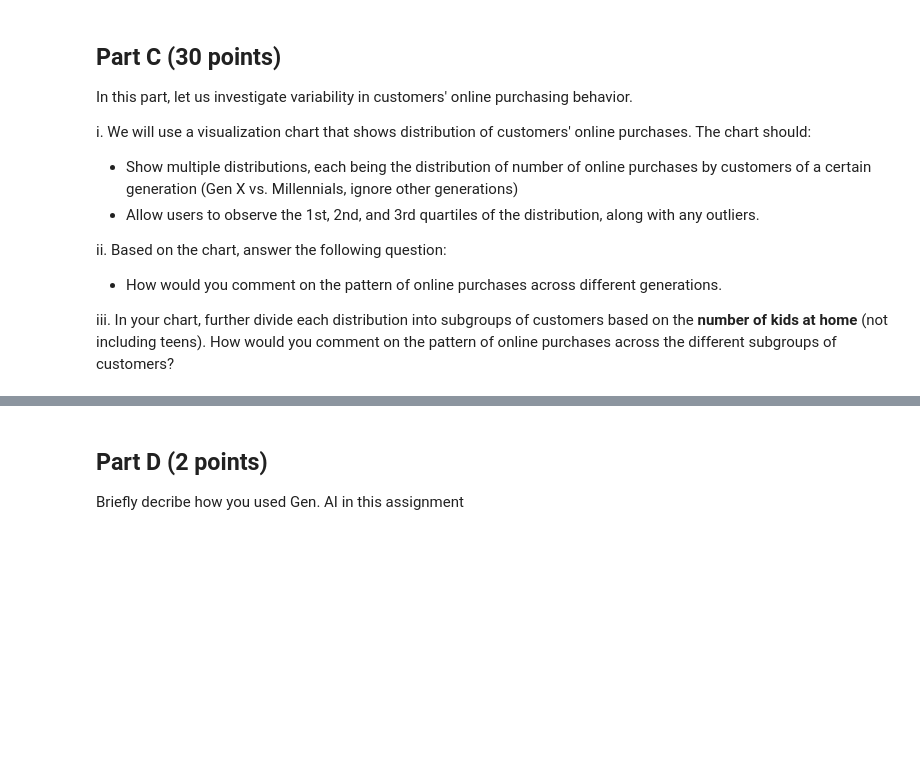
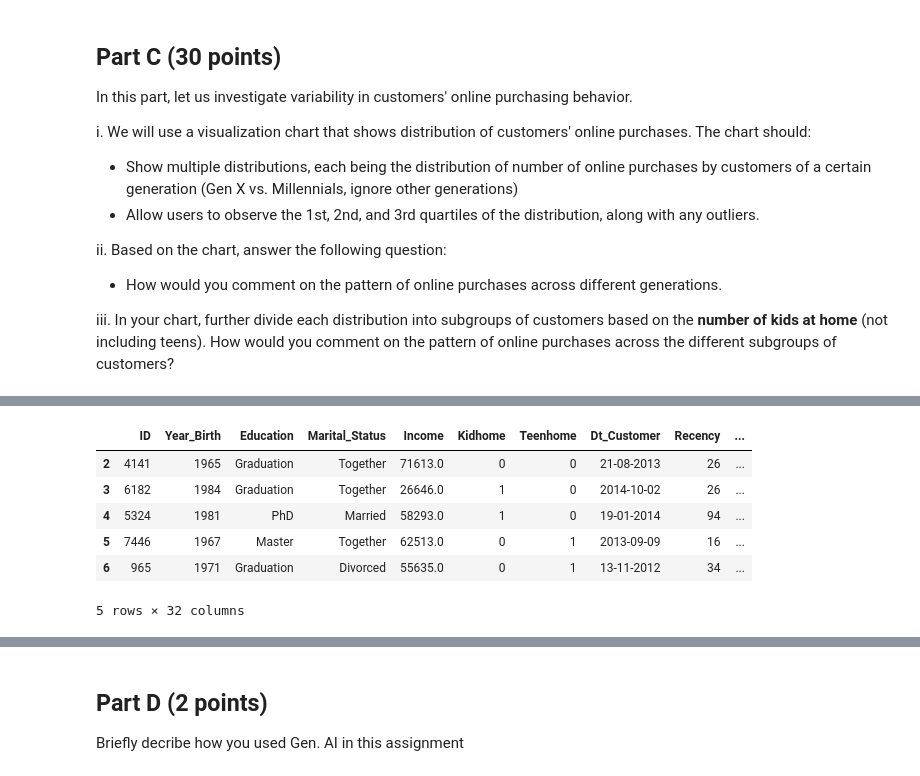
Before and after one commit to Data-Analytics-with-Python/individual-assignment-ii-zhouy185, a Jupyter notebook: Assignment_2_notebook.ipynb, the cells around one changed output, grey strips where cells are left out. Drawn from its saved outputs; the diff is of its cells as text; code cells hidden in the pictures; blank space fills up the shorter version.

```diff
--- a/Assignment_2_notebook.ipynb
+++ b/Assignment_2_notebook.ipynb
@@ -293,0 +310,24 @@ How would you comment on the pattern of online purchases across the different su
+# %%
+# First label the generation for each customer
+
+def year_to_gen(year):
+  if (year >=1981) &  (year <= 1996):
+    return 'Millennials'
+  if  (year >=1965) &  (year <= 1980):
+    return 'Gen. X'
+  else:
+    return 'Other'
+
+df['Generation'] = df['Year_Birth'].apply(year_to_gen)
+
+df = df[df['Generation']!='Other']
+
+df.head()
+# %% [output]
+|  | ID | Year_Birth | Education | Marital_Status | Income | Kidhome | Teenhome | Dt_Customer | Recency | ... |
+| 2 | 4141 | 1965 | Graduation | Together | 71613.0 | 0 | 0 | 21-08-2013 | 26 | ... |
+| 3 | 6182 | 1984 | Graduation | Together | 26646.0 | 1 | 0 | 2014-10-02 | 26 | ... |
+| 4 | 5324 | 1981 | PhD | Married | 58293.0 | 1 | 0 | 19-01-2014 | 94 | ... |
+| 5 | 7446 | 1967 | Master | Together | 62513.0 | 0 | 1 | 2013-09-09 | 16 | ... |
+| 6 | 965 | 1971 | Graduation | Divorced | 55635.0 | 0 | 1 | 13-11-2012 | 34 | ... |
+5 rows × 32 columns
```
Also changed, not shown: parts of 5 cells of this notebook.
